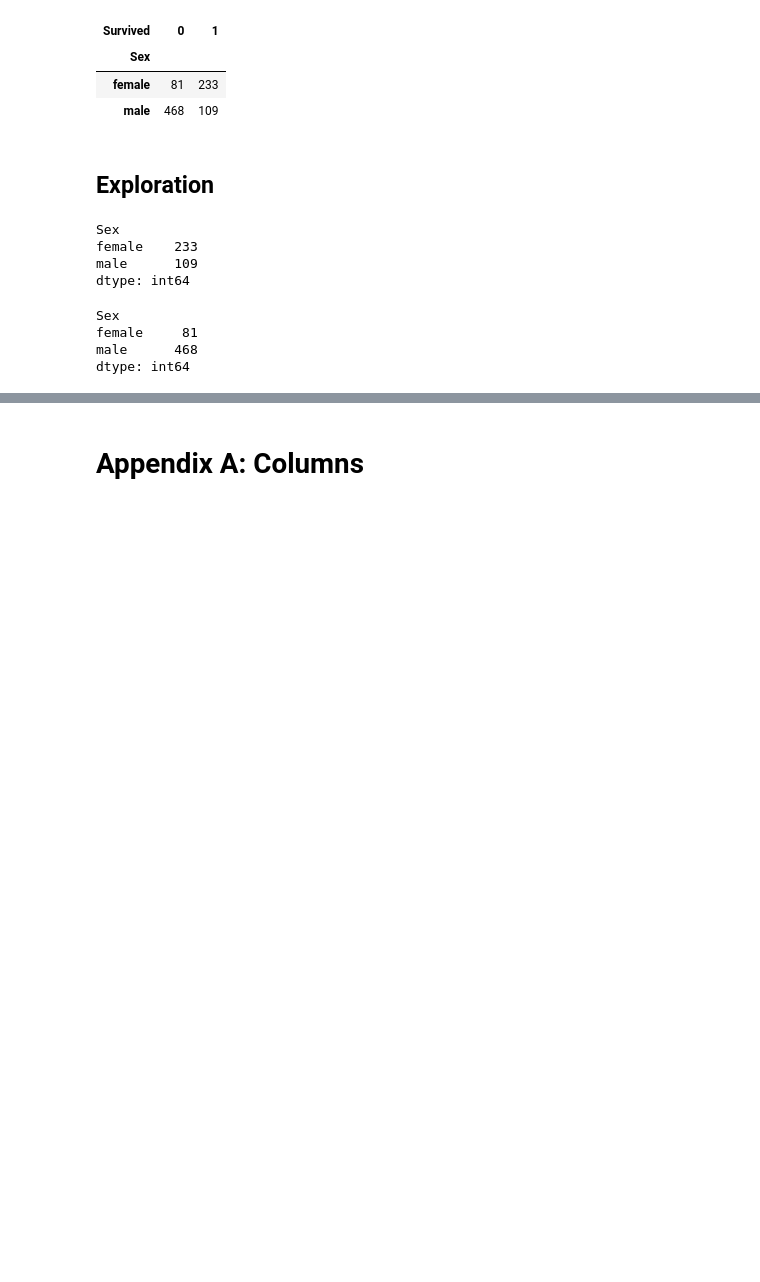
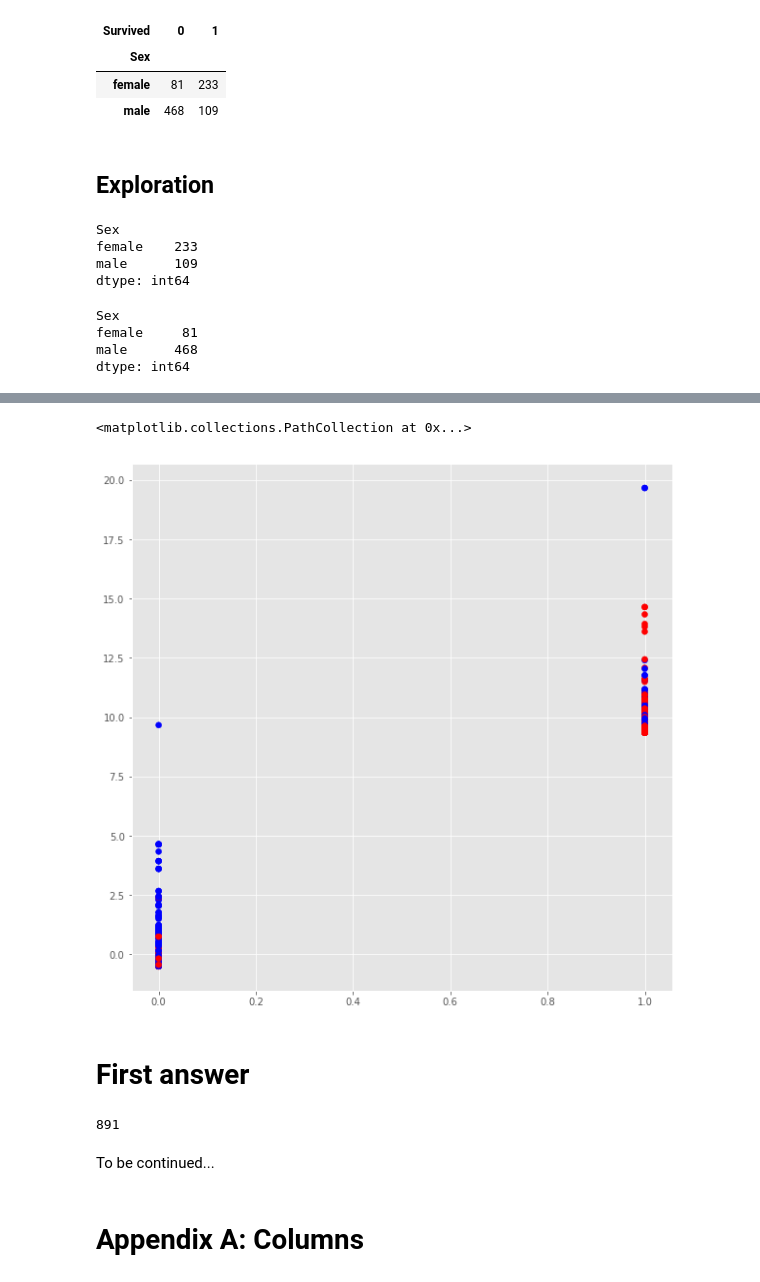
Before and after one commit to mehemken/kaggle, a Jupyter notebook: titanic/titanic_competition.ipynb, the cells around one changed output, grey strips where cells are left out. Cells and saved outputs as stored; diff of their text form; code cells hidden in the pictures; blank space fills up the shorter version.

```diff
--- a/titanic/titanic_competition.ipynb
+++ b/titanic/titanic_competition.ipynb
@@ -158,0 +223,3 @@ died.head(20)
+# %%
+new_feature = [i*10 + j for i, j in zip(x,y)]
+new_feature = np.array(new_feature)
@@ -158,0 +258,9 @@ died.head(20)
+# %%
+fig, ax = plt.subplots(figsize=(10,10))
+
+plt.scatter(x, new_feature, c=colors)
+# %% [output]
+<matplotlib.collections.PathCollection at 0x...>
+[figure, added]
+# %% [markdown]
+# First answer
@@ -159,3 +272,9 @@ died.head(20)
+# %%
+len(df['PassengerId'].index)
+# %% [output]
+891
+# %% [markdown]
+To be continued...
 # %% [markdown]
 # Appendix A: Columns
 # %%
```
Also changed, not shown: parts of 19 cells of this notebook, 3 other files.
